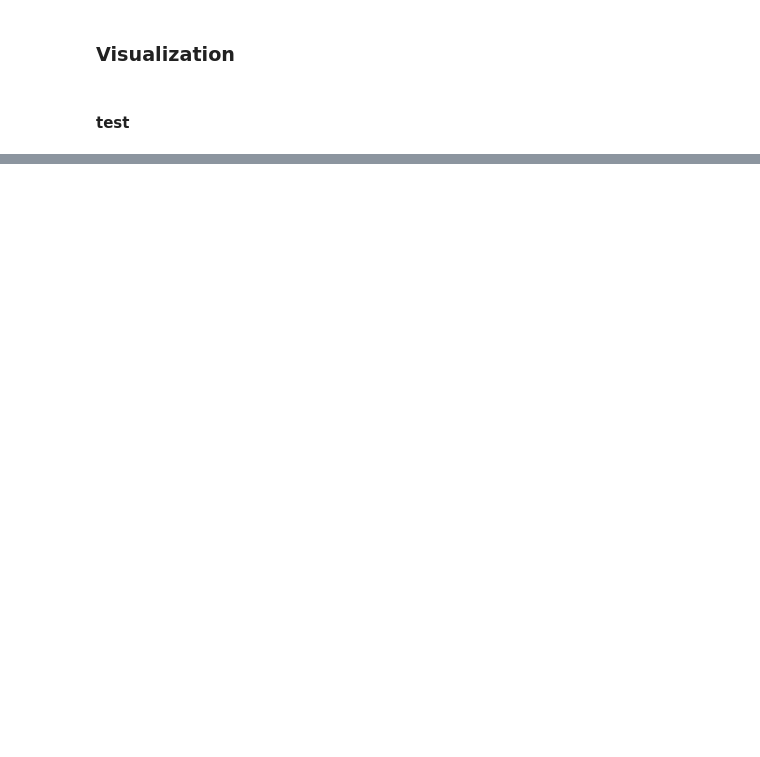
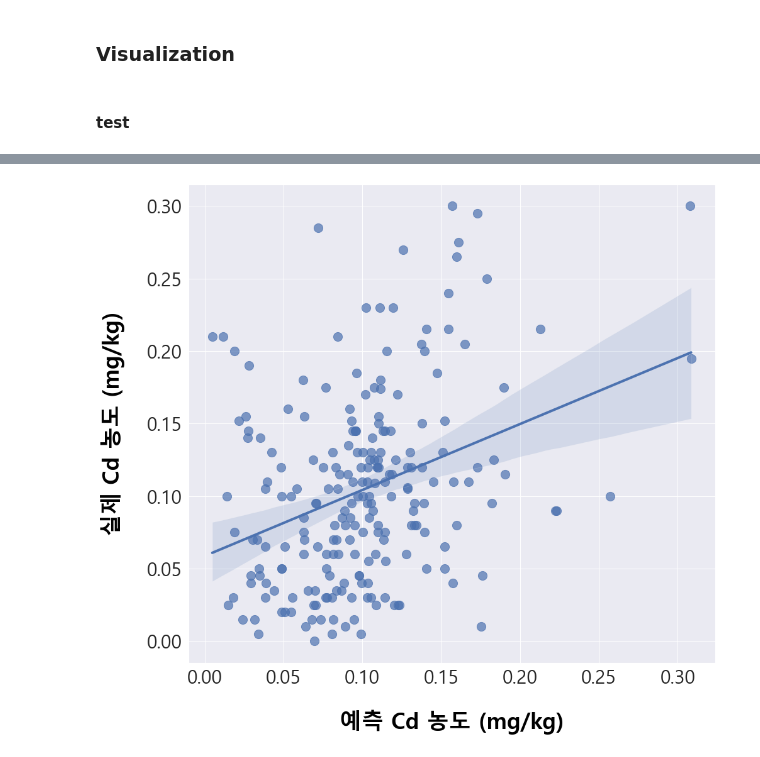
Before and after one commit to jyssys/graduation-thesis, a Jupyter notebook: soil_polution_predict copy.ipynb, the cells around one changed output, grey strips where cells are left out. Cells and saved outputs as stored; diff of their text form; code cells hidden in the pictures; blank space fills up the shorter version.

```diff
--- a/soil_polution_predict copy.ipynb
+++ b/soil_polution_predict copy.ipynb
@@ -1272,0 +1399,12 @@ vis_Ni_list = [ngb_Ni_test, rf_Ni_test, etc_Ni_test, gb_Ni_test, cb_Ni_test, lgb
+# %%
+#plt.title('GradientBoostRegressor를 이용하여 예측한 Cd의 선형 그래프', fontdict={'color': 'black', 'weight': 'bold', 'size': 25}, pad=40)
+#plt.scatter(gb_Cd_test['Cd_value'], gb_Cd_test['Cd_real_value'], marker='D', alpha=0.5)
+plt.xticks(fontsize = 30)
+#plt.gca().xaxis.set_major_formatter(FormatStrFormatter('%.1f'))
+plt.yticks(fontsize = 30)
+sns.regplot(gb_Cd_test['Cd_value'], gb_Cd_test['Cd_real_value'], scatter_kws={'s': 200, 'alpha': 0.7}, line_kws={'linewidth':4})
+plt.xlabel('예측 Cd 농도 (mg/kg)', fontdict={'color': 'black', 'size': 35, 'weight': 'bold'}, labelpad=35)
+plt.ylabel('실제 Cd 농도 (mg/kg)', fontdict={'color': 'black', 'size': 35, 'weight': 'bold'}, labelpad=35)
+plt.show()
+# %% [output]
+[figure, added]
```
Also changed, not shown: parts of 69 cells of this notebook, 37 other files.
